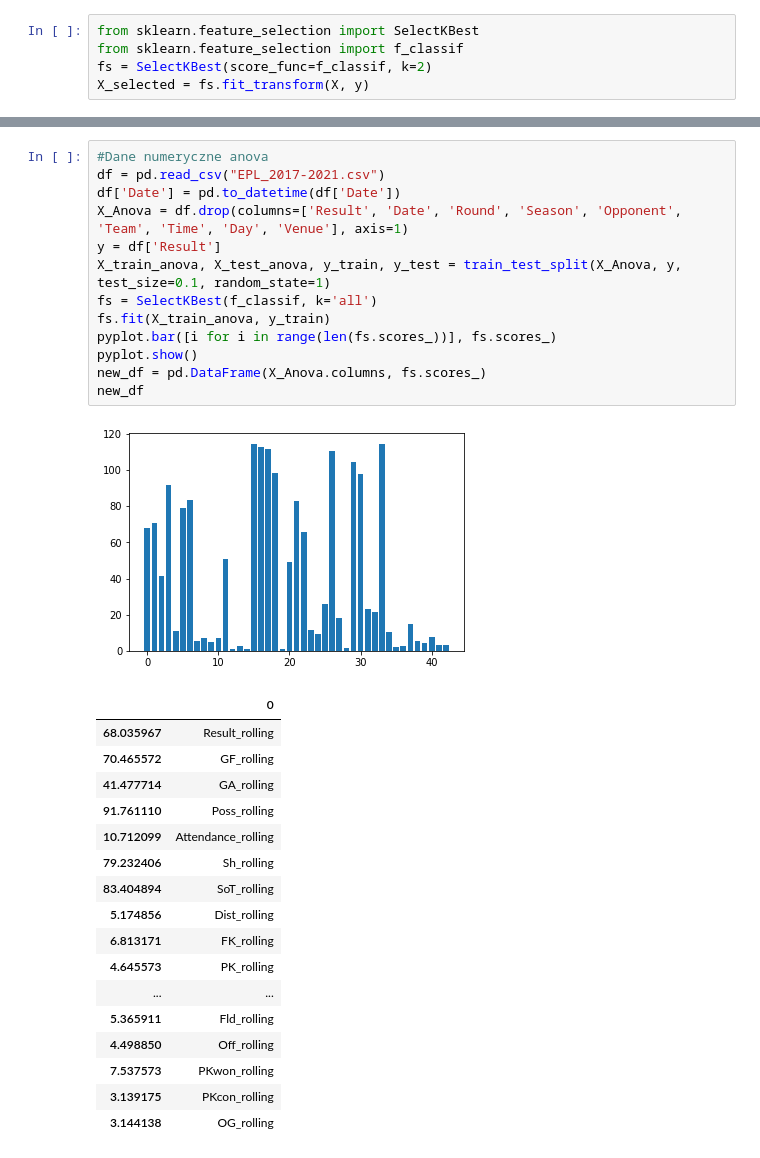
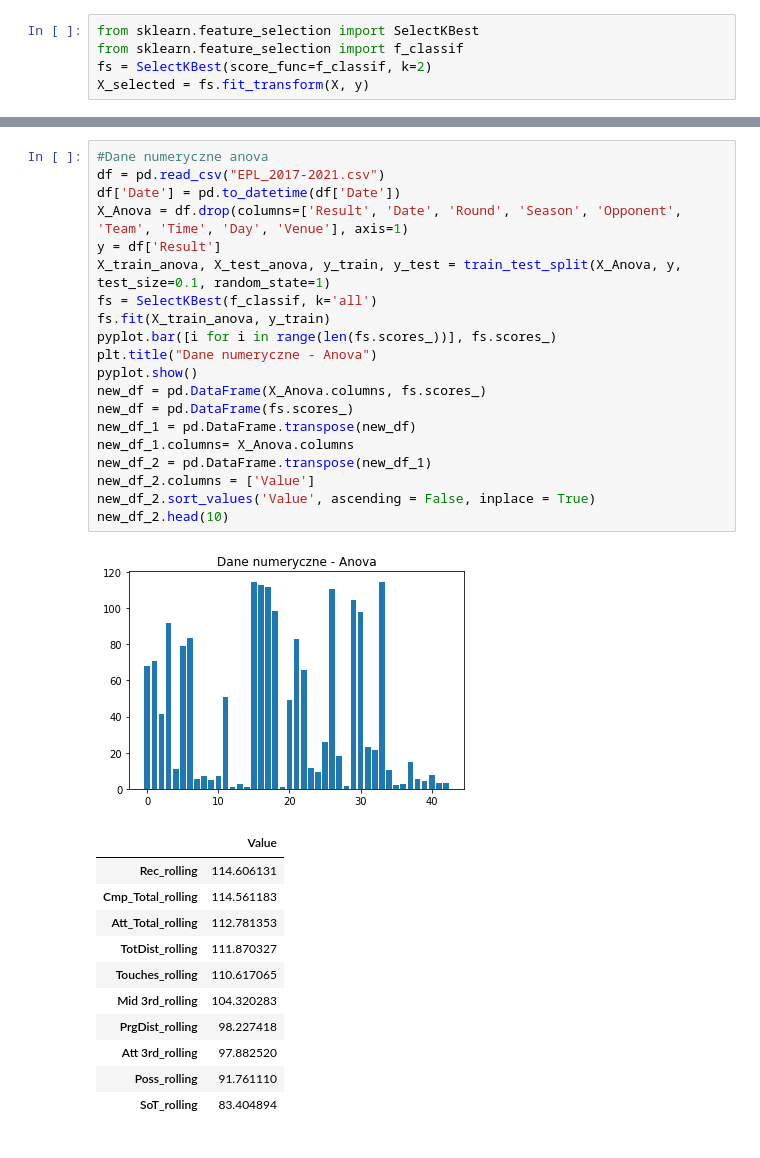
Before and after one commit to Wirus3k/Football_Predictions, a Jupyter notebook: Data Scraping/PremierLeague/EPL_Machine_Learning.ipynb, the cells around one changed output, grey strips where cells are left out. Drawn from its saved outputs; the diff is of its cells as text.

Commit message:
Mutual, anova, chi2

```diff
--- a/Data Scraping/PremierLeague/EPL_Machine_Learning.ipynb
+++ b/Data Scraping/PremierLeague/EPL_Machine_Learning.ipynb
@@ -305,35 +312,36 @@ new_df
 # %%
 #Dane numeryczne anova
 df = pd.read_csv("EPL_2017-2021.csv")
 df['Date'] = pd.to_datetime(df['Date'])
 X_Anova = df.drop(columns=['Result', 'Date', 'Round', 'Season', 'Opponent', 'Team', 'Time', 'Day', 'Venue'], axis=1)
 y = df['Result']
 X_train_anova, X_test_anova, y_train, y_test = train_test_split(X_Anova, y, test_size=0.1, random_state=1)
 fs = SelectKBest(f_classif, k='all')
 fs.fit(X_train_anova, y_train)
 pyplot.bar([i for i in range(len(fs.scores_))], fs.scores_)
+plt.title("Dane numeryczne - Anova")
 pyplot.show()
 new_df = pd.DataFrame(X_Anova.columns, fs.scores_)
-new_df
+new_df = pd.DataFrame(fs.scores_)
+new_df_1 = pd.DataFrame.transpose(new_df)
+new_df_1.columns= X_Anova.columns
+new_df_2 = pd.DataFrame.transpose(new_df_1)
+new_df_2.columns = ['Value']
+new_df_2.sort_values('Value', ascending = False, inplace = True)
+new_df_2.head(10)
 # %% [output]
-[figure, old version]
+[figure, new version]
-|  | 0 |
-| 68.035967 | Result_rolling |
-| 70.465572 | GF_rolling |
-| 41.477714 | GA_rolling |
-| 91.761110 | Poss_rolling |
-| 10.712099 | Attendance_rolling |
-| 79.232406 | Sh_rolling |
-| 83.404894 | SoT_rolling |
-| 5.174856 | Dist_rolling |
-| 6.813171 | FK_rolling |
-| 4.645573 | PK_rolling |
-| ... | ... |
-| 5.365911 | Fld_rolling |
-| 4.498850 | Off_rolling |
-| 7.537573 | PKwon_rolling |
-| 3.139175 | PKcon_rolling |
-| 3.144138 | OG_rolling |
+|  | Value |
+| Rec_rolling | 114.606131 |
+| Cmp_Total_rolling | 114.561183 |
+| Att_Total_rolling | 112.781353 |
+| TotDist_rolling | 111.870327 |
+| Touches_rolling | 110.617065 |
+| Mid 3rd_rolling | 104.320283 |
+| PrgDist_rolling | 98.227418 |
+| Att 3rd_rolling | 97.882520 |
+| Poss_rolling | 91.761110 |
+| SoT_rolling | 83.404894 |
 # %%
 from functools import partial
 from sklearn.feature_selection import mutual_info_classif, SelectKBest
```
Also changed, not shown: parts of 6 cells of this notebook.
